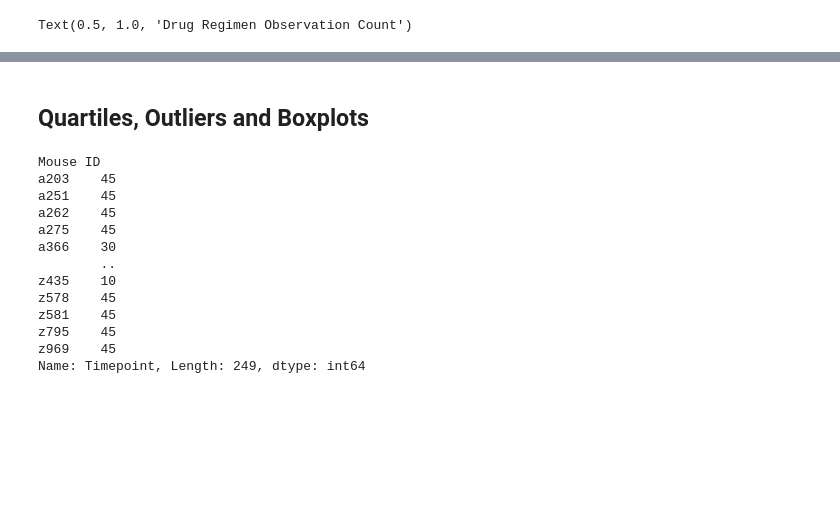
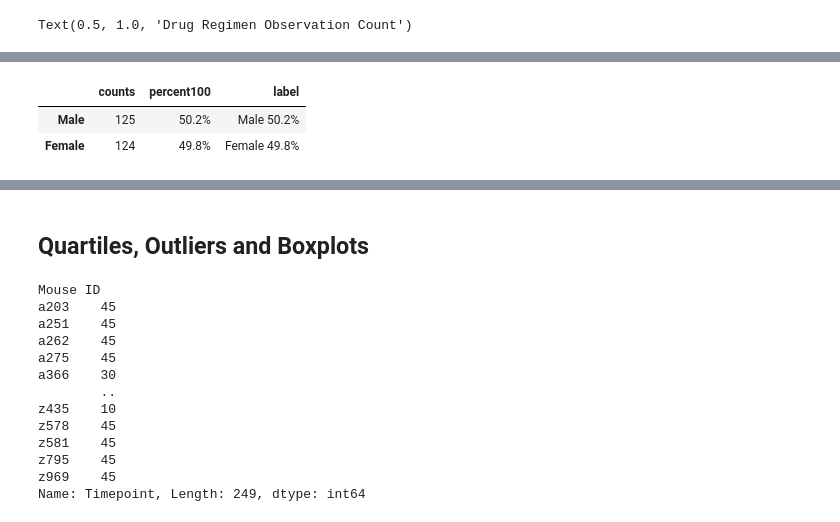
Before and after one commit to jennneth/pymaceuticals_data_analysis, a Jupyter notebook: pymaceuticals_starter.ipynb, the cells around one changed output, grey strips where cells are left out. Saved outputs shown, nothing was run; the diff lists cells and outputs as text; code cells hidden in the pictures; blank space fills up the shorter version.

```diff
--- a/pymaceuticals_starter.ipynb
+++ b/pymaceuticals_starter.ipynb
@@ -249,0 +249,19 @@ Text(0.5, 1.0, 'Distribution by Gender')
+# %%
+#build the dataframe for plotting
+
+#count how many mice of each gender
+counts = mouse_metadata['Sex'].value_counts()
+
+#calculate the percentage of total
+percent100 = mouse_metadata['Sex'].value_counts(normalize = True).mul(100).round(1).astype(str) + '%'
+
+#build the correct display mechanism for the pie chart
+label = counts.index + " " + percent100
+
+#populate the dataframe and print to screen for validation
+gender_df = pd.DataFrame({'counts': counts, 'percent100': percent100, 'label':label})
+gender_df
+# %% [output]
+|  | counts | percent100 | label |
+| Male | 125 | 50.2% | Male 50.2% |
+| Female | 124 | 49.8% | Female 49.8% |
```
Also changed, not shown: parts of 13 cells of this notebook.
